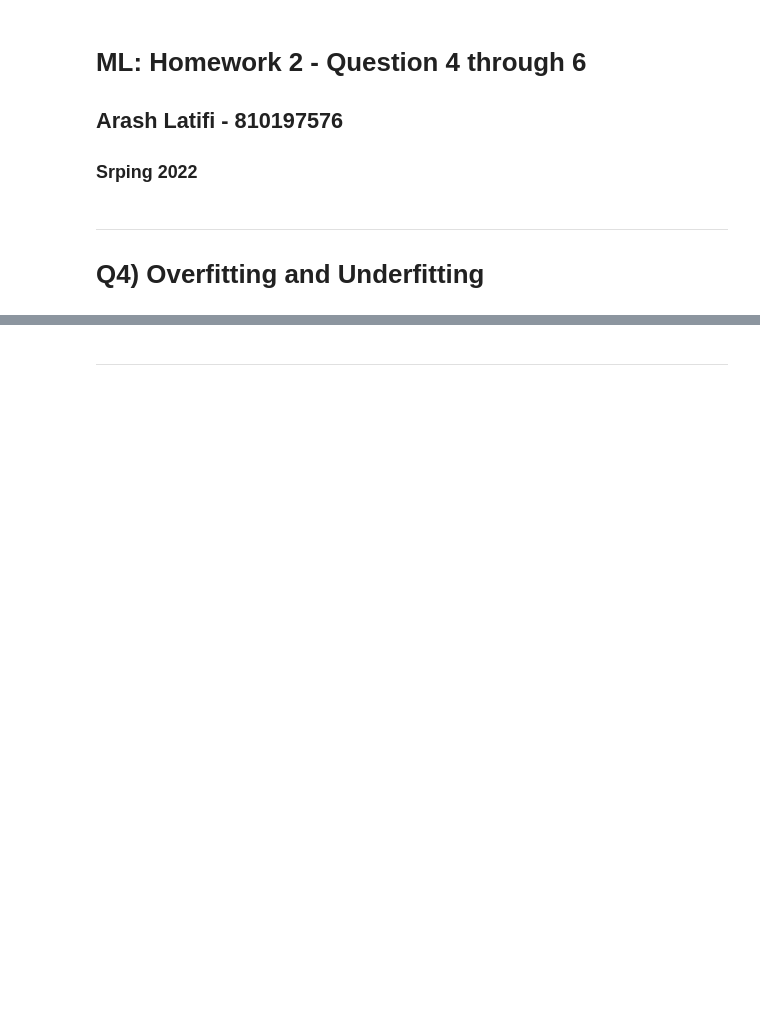
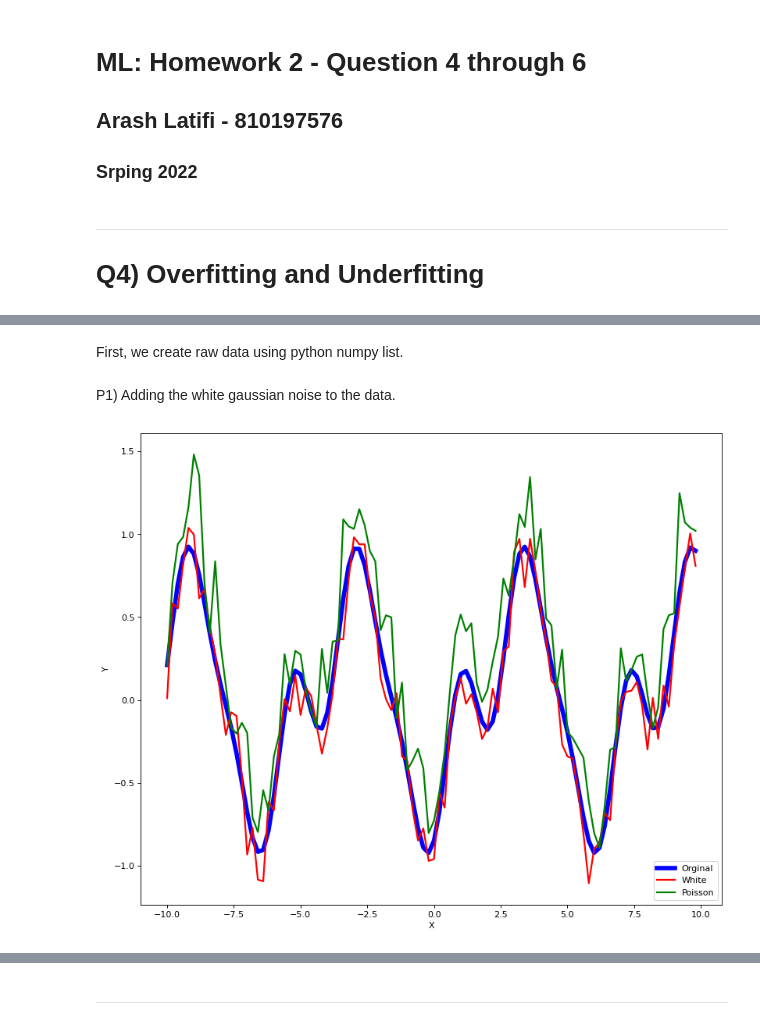
Before and after one commit to Arashlf/UT_ML_Course, a Jupyter notebook: Homework2/Q4-6.ipynb, the cells around one changed output, grey strips where cells are left out. Cells and saved outputs as stored; diff of their text form; code cells hidden in the pictures; blank space fills up the shorter version.

```diff
--- a/Homework2/Q4-6.ipynb
+++ b/Homework2/Q4-6.ipynb
@@ -11,0 +8,2 @@ Q4
+# %% [markdown]
+First, we create raw data using python numpy list.
@@ -11,0 +13,19 @@ Q4
+# %%
+x = np.arange(-10 , 10 , 0.2)
+y = 2 * np.cos(x)/(-np.pi) + 2 * np.sin(2*x)/(2*np.pi) + 2 * np.cos (3*x)/(-3*np.pi)
+# %% [markdown]
+P1) Adding the white gaussian noise to the data.
+# %%
+y1 = y + 0.12 * np.random.standard_normal(size = len(y))
+y2 = y + 0.12 * np.random.poisson(lam = 2, size = len(y))
+# %%
+plt.figure(figsize=(12, 10), dpi=80)
+plt.plot(x, y, color = 'Blue', linewidth = 5)
+plt.plot(x, y1, color = 'red', linewidth = 2)
+plt.plot(x, y2, color = 'green', linewidth = 2)
+plt.legend(["Orginal", "White", "Poisson"], loc ="lower right")
+plt.xlabel('X')
+plt.ylabel('Y')
+plt.show()
+# %% [output]
+[figure, added]
```
Also changed, not shown: parts of 10 cells of this notebook.
